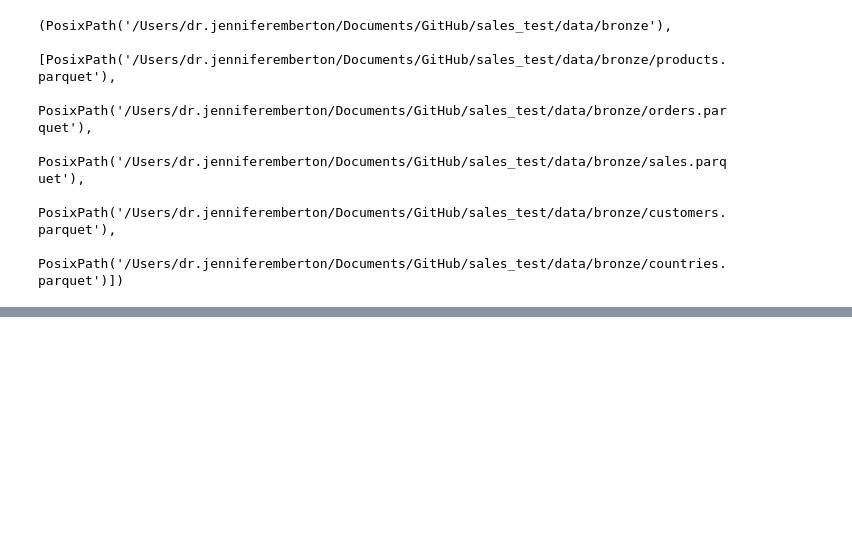
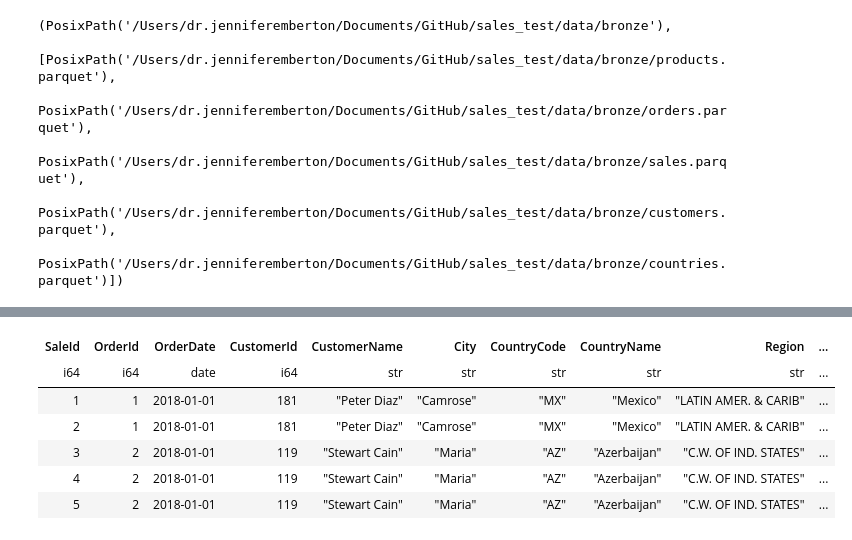
Before and after one commit to ginn444/sales_test, a Jupyter notebook: src/EDA/sales_pipeline.ipynb, the cells around one changed output, grey strips where cells are left out. Drawn from its saved outputs; the diff is of its cells as text; code cells hidden in the pictures; blank space fills up the shorter version.

Commit message:
feat: build silver dim and fact tables

```diff
--- a/src/EDA/sales_pipeline.ipynb
+++ b/src/EDA/sales_pipeline.ipynb
@@ -174,0 +177,10 @@ BRONZE_DIR, list(BRONZE_DIR.glob("*.parquet"))
+# %%
+# Silver layer: read from bronze Parquet tables
+
+countries_bronze = pl.read_parquet(BRONZE_DIR / "countries.parquet")
+customers_bronze = pl.read_parquet(BRONZE_DIR / "customers.parquet")
+orders_bronze    = pl.read_parquet(BRONZE_DIR / "orders.parquet")
+products_bronze  = pl.read_parquet(BRONZE_DIR / "products.parquet")
+sales_bronze     = pl.read_parquet(BRONZE_DIR / "sales.parquet")
+
+countries_bronze.head(), customers_bronze.head(), orders_bronze.head()
@@ -174,0 +288,80 @@ BRONZE_DIR, list(BRONZE_DIR.glob("*.parquet"))
+# %%
+# -------------------------
+# Clean orders: add OrderDate
+# -------------------------
+orders_clean = (
+    orders_bronze
+    .with_columns(
+        pl.col("Date")
+          .str.strptime(pl.Date, "%Y-%m-%d")
+          .alias("OrderDate")
+    )
+    .drop("Date")
+)
+
+# -------------------------
+# Silver fact table: fact_sales_enriched
+# -------------------------
+
+fact_sales_enriched = (
+    sales_bronze
+    # Add order info (OrderDate, CustomerId)
+    .join(orders_clean, on="OrderId", how="left")
+    # Add customer info (uses CountryCode from dim_customer)
+    .join(
+        dim_customer.select(
+            "CustomerId",
+            "CustomerName",
+            "City",
+            "CountryCode",
+            "Active",
+        ),
+        on="CustomerId",
+        how="left",
+    )
+    # Add product info
+    .join(
+        dim_product.select(
+            "ProductId",
+            "ProductName",
+            "ManufacturedCountry",
+            "WeightGrams",
+        ),
+        on="ProductId",
+        how="left",
+    )
+    # Add country / region info via CountryCode
+    .join(
+        dim_country.select(
+            "CountryCode",
+            "CountryName",
+            "Region",
+            "GdpPerCapita",
+        ),
+        on="CountryCode",
+        how="left",
+    )
+    .select(
+        "SaleId",
+        "OrderId",
+        "OrderDate",
+        "CustomerId",
+        "CustomerName",
+        "City",
+        "CountryCode",
+        "CountryName",
+        "Region",
+        "GdpPerCapita",
+        "ProductId",
+        "ProductName",
+        "ManufacturedCountry",
+        "WeightGrams",
+        "Quantity",
+        "Active",          # is the customer active?
+    )
+    .sort(["OrderDate", "SaleId"])
+)
+
+print("fact_sales_enriched:", fact_sales_enriched.shape)
+fact_sales_enriched.head()
+# %% [output]
@@ -174,0 +370,7 @@ BRONZE_DIR, list(BRONZE_DIR.glob("*.parquet"))
+| SaleId | OrderId | OrderDate | CustomerId | CustomerName | City | CountryCode | CountryName | Region | ... |
+| i64 | i64 | date | i64 | str | str | str | str | str | ... |
+| 1 | 1 | 2018-01-01 | 181 | "Peter Diaz" | "Camrose" | "MX" | "Mexico" | "LATIN AMER. & CARIB" | ... |
+| 2 | 1 | 2018-01-01 | 181 | "Peter Diaz" | "Camrose" | "MX" | "Mexico" | "LATIN AMER. & CARIB" | ... |
+| 3 | 2 | 2018-01-01 | 119 | "Stewart Cain" | "Maria" | "AZ" | "Azerbaijan" | "C.W. OF IND. STATES" | ... |
+| 4 | 2 | 2018-01-01 | 119 | "Stewart Cain" | "Maria" | "AZ" | "Azerbaijan" | "C.W. OF IND. STATES" | ... |
+| 5 | 2 | 2018-01-01 | 119 | "Stewart Cain" | "Maria" | "AZ" | "Azerbaijan" | "C.W. OF IND. STATES" | ... |
```
Also changed, not shown: parts of 5 cells of this notebook, 4 other files.
